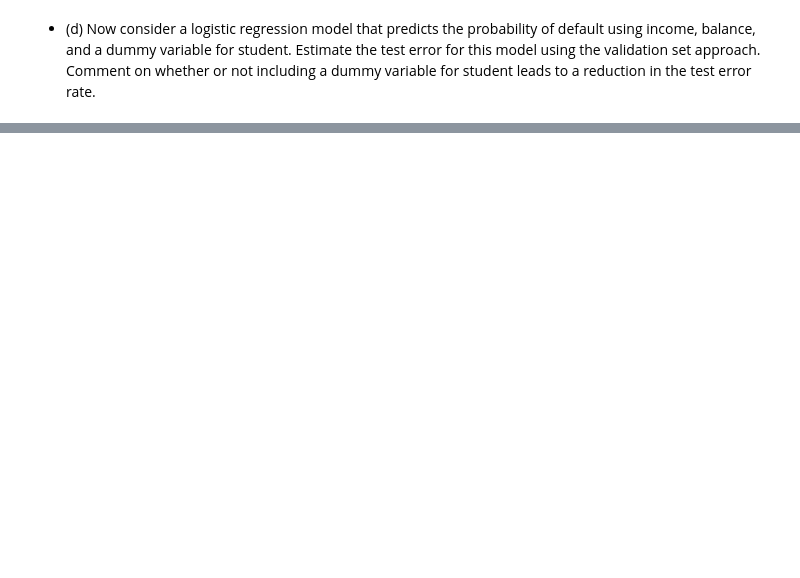
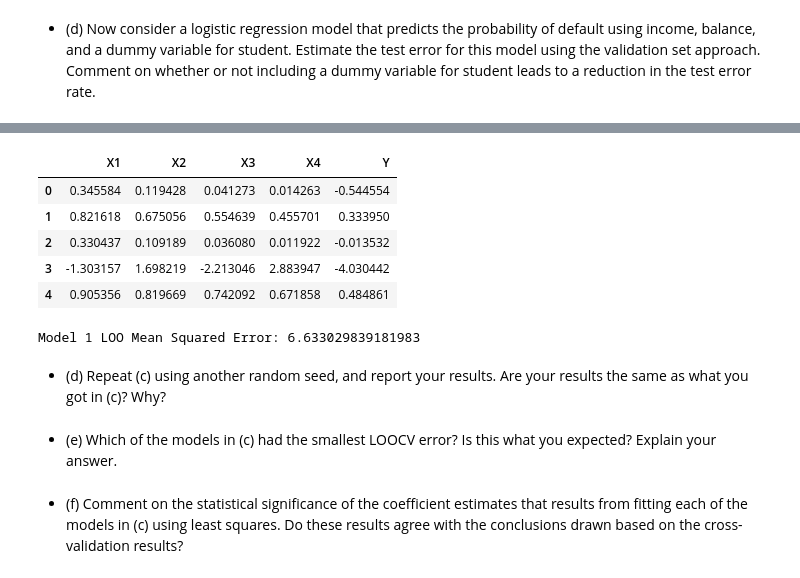
Before and after one commit to mw1296/DSAN5300, a Jupyter notebook: homeworks/HW-3/HW-3.ipynb, the cells around one changed output, grey strips where cells are left out. Saved outputs shown, nothing was run; the diff lists cells and outputs as text; code cells hidden in the pictures; blank space fills up the shorter version.

```diff
--- a/homeworks/HW-3/HW-3.ipynb
+++ b/homeworks/HW-3/HW-3.ipynb
@@ -80,0 +187,20 @@ The validation error of the logistic model is: 0.025
+# %%
+# create a DataFrame with all polynomial x and y
+import pandas as pd
+
+df = pd.DataFrame({
+    'X1': x,
+    'X2': x**2,
+    'X3': x**3,
+    'X4': x**4,
+    'Y': y
+})
+
+df.head()
+# %% [output]
+|  | X1 | X2 | X3 | X4 | Y |
+| 0 | 0.345584 | 0.119428 | 0.041273 | 0.014263 | -0.544554 |
+| 1 | 0.821618 | 0.675056 | 0.554639 | 0.455701 | 0.333950 |
+| 2 | 0.330437 | 0.109189 | 0.036080 | 0.011922 | -0.013532 |
+| 3 | -1.303157 | 1.698219 | -2.213046 | 2.883947 | -4.030442 |
+| 4 | 0.905356 | 0.819669 | 0.742092 | 0.671858 | 0.484861 |
@@ -80,0 +210,34 @@ The validation error of the logistic model is: 0.025
+# %%
+# use LOO fit model1
+np.random.seed(1) # set random seed
+loo = LeaveOneOut()
+mse = []
+
+for train_folds, val_folds in loo.split(x):
+
+    # split model to tain and test using LOO
+    X_train = df[['X1']].iloc[train_folds]
+    X_test = df[['X1']].iloc[val_folds]
+    y_train = df['Y'][train_folds]
+    y_test = df['Y'][val_folds]
+
+    # fit linear regression model
+    model = LinearRegression()
+    model.fit(X_train, y_train)
+
+    # make predictions
+    y_pred = model.predict(X_test)
+
+    # calculate mean squared errors
+    mse.append((y_test - y_pred)**2)
+
+loo_error_model1 = np.mean(mse)
+print("Model 1 LOO Mean Squared Error:", loo_error_model1)
+# %% [output]
+Model 1 LOO Mean Squared Error: 6.633029839181983
+# %% [markdown]
+* (d) Repeat (c) using another random seed, and report your results. Are your results the same as what you got in (c)? Why?
+# %% [markdown]
+* (e) Which of the models in (c) had the smallest LOOCV error? Is this what you expected? Explain your answer.
+# %% [markdown]
+* (f) Comment on the statistical significance of the coefficient estimates that results from fitting each of the models in (c) using least squares. Do these results agree with the conclusions drawn based on the cross-validation results?
```
Also changed, not shown: parts of 15 cells of this notebook.
